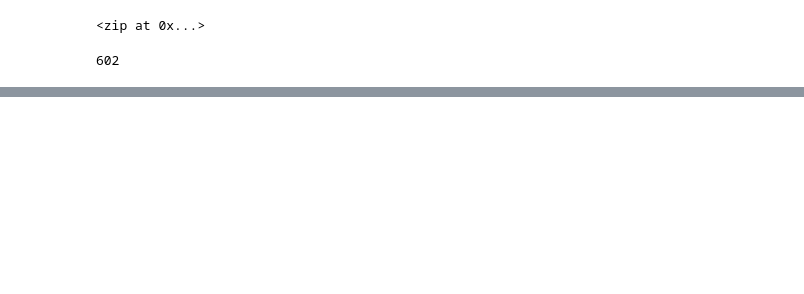
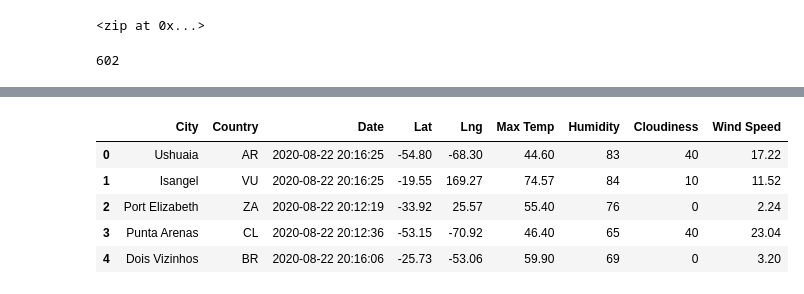
Before and after one commit to shaynajj/World_Weather_Analysis, a Jupyter notebook: WeatherPy.ipynb, the cells around one changed output, grey strips where cells are left out. Cells and saved outputs as stored; diff of their text form; code cells hidden in the pictures; blank space fills up the shorter version.

```diff
--- a/WeatherPy.ipynb
+++ b/WeatherPy.ipynb
@@ -32,0 +146,11 @@ len(cities)
+# %%
+new_column_order = ["City", "Country", "Date", "Lat", "Lng", "Max Temp", "Humidity", "Cloudiness", "Wind Speed"]
+city_data_df = city_data_df[new_column_order]
+city_data_df.head()
+# %% [output]
+|  | City | Country | Date | Lat | Lng | Max Temp | Humidity | Cloudiness | Wind Speed |
+| 0 | Ushuaia | AR | 2020-08-22 20:16:25 | -54.80 | -68.30 | 44.60 | 83 | 40 | 17.22 |
+| 1 | Isangel | VU | 2020-08-22 20:16:25 | -19.55 | 169.27 | 74.57 | 84 | 10 | 11.52 |
+| 2 | Port Elizabeth | ZA | 2020-08-22 20:12:19 | -33.92 | 25.57 | 55.40 | 76 | 0 | 2.24 |
+| 3 | Punta Arenas | CL | 2020-08-22 20:12:36 | -53.15 | -70.92 | 46.40 | 65 | 40 | 23.04 |
+| 4 | Dois Vizinhos | BR | 2020-08-22 20:16:06 | -25.73 | -53.06 | 59.90 | 69 | 0 | 3.20 |
```
Also changed, not shown: parts of 5 cells of this notebook, 1 other file.
